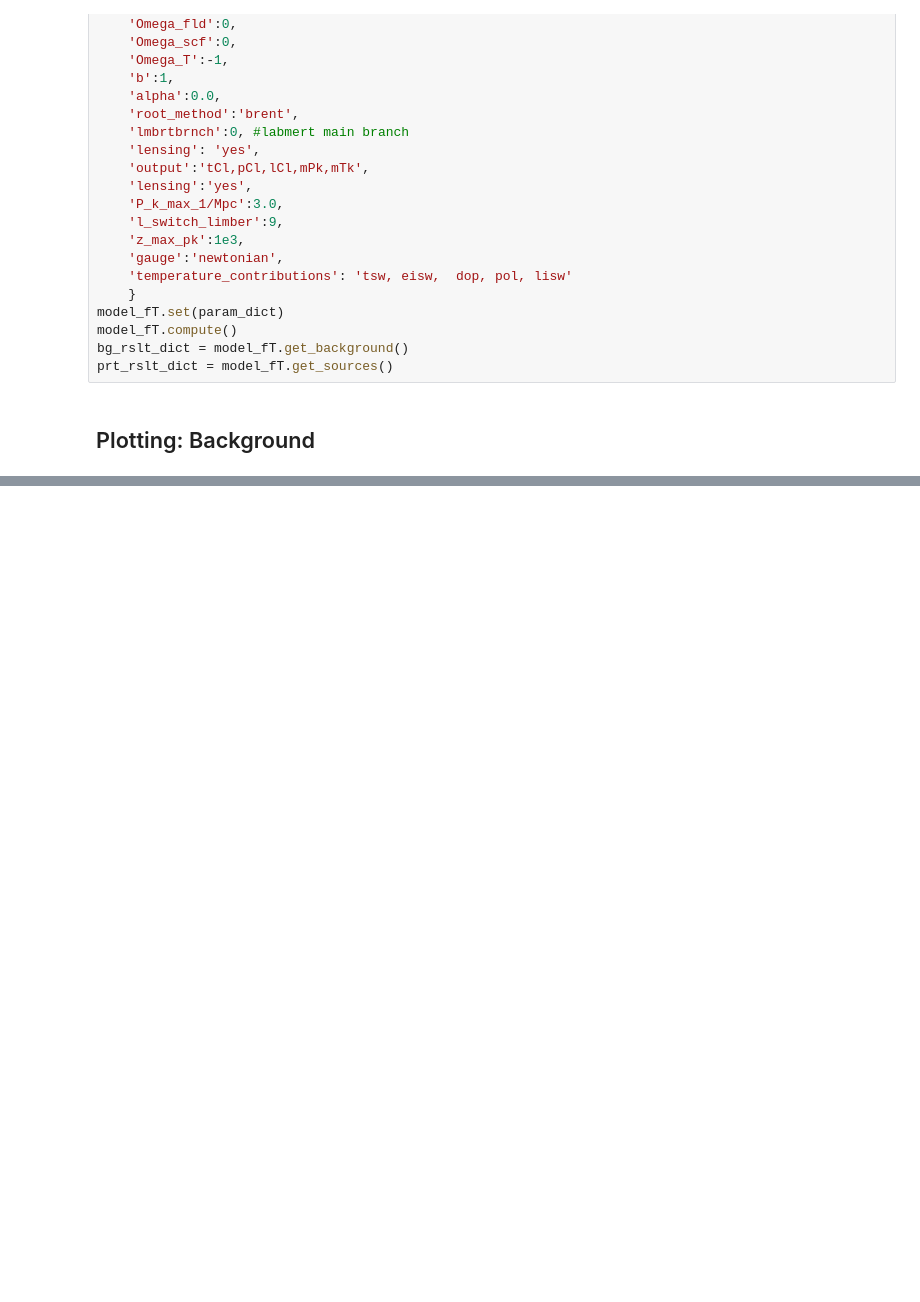
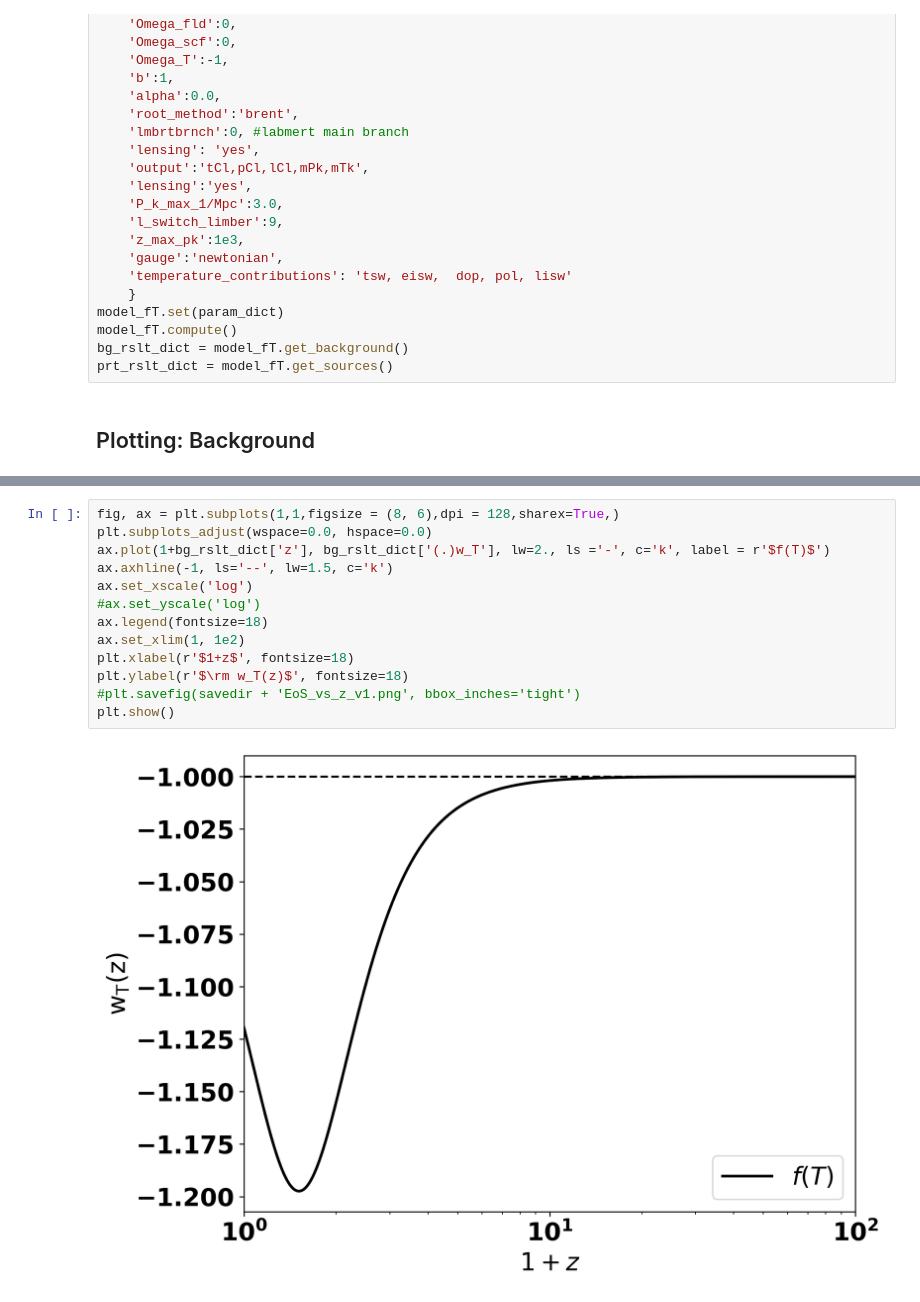
Before and after one commit to mwhashim/class_tmg, a Jupyter notebook: notebooks/TMG_tutorial.ipynb, the cells around one changed output, grey strips where cells are left out. Cells and saved outputs as stored; diff of their text form; blank space fills up the shorter version.

```diff
--- a/notebooks/TMG_tutorial.ipynb
+++ b/notebooks/TMG_tutorial.ipynb
@@ -84,0 +90,15 @@ plt.show()
+# %%
+fig, ax = plt.subplots(1,1,figsize = (8, 6),dpi = 128,sharex=True,)
+plt.subplots_adjust(wspace=0.0, hspace=0.0)
+ax.plot(1+bg_rslt_dict['z'], bg_rslt_dict['(.)w_T'], lw=2., ls ='-', c='k', label = r'$f(T)$')
+ax.axhline(-1, ls='--', lw=1.5, c='k')
+ax.set_xscale('log')
+#ax.set_yscale('log')
+ax.legend(fontsize=18)
+ax.set_xlim(1, 1e2)
+plt.xlabel(r'$1+z$', fontsize=18)
+plt.ylabel(r'$\rm w_T(z)$', fontsize=18)
+#plt.savefig(savedir + 'EoS_vs_z_v1.png', bbox_inches='tight')
+plt.show()
+# %% [output]
+[figure, added]
```
Also changed, not shown: parts of 4 cells of this notebook, 1 other file.
